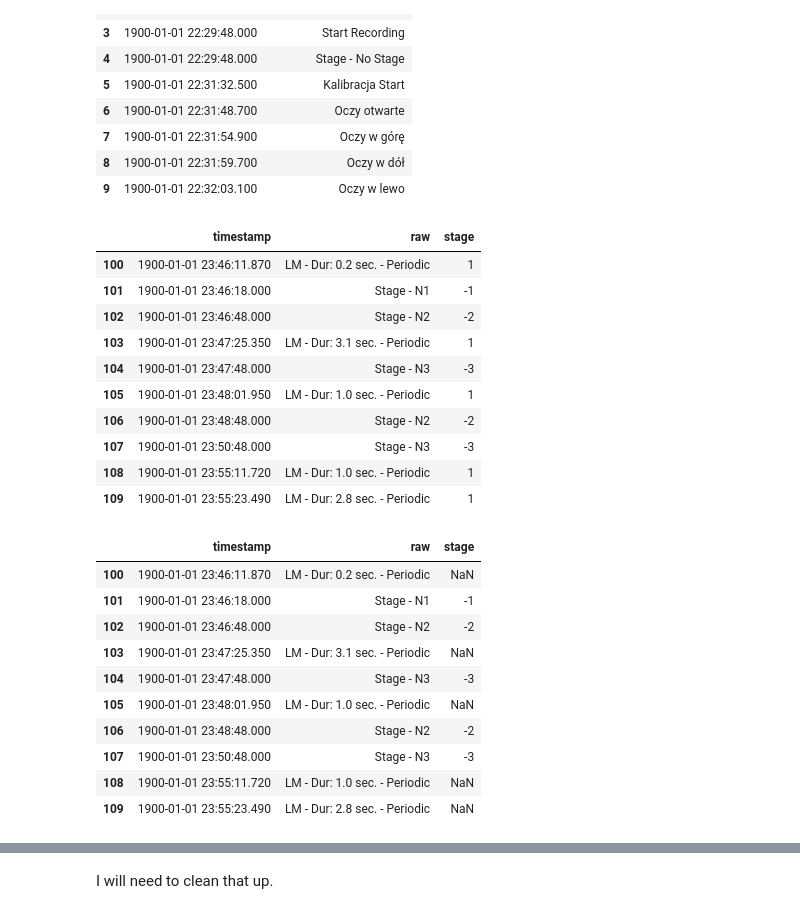
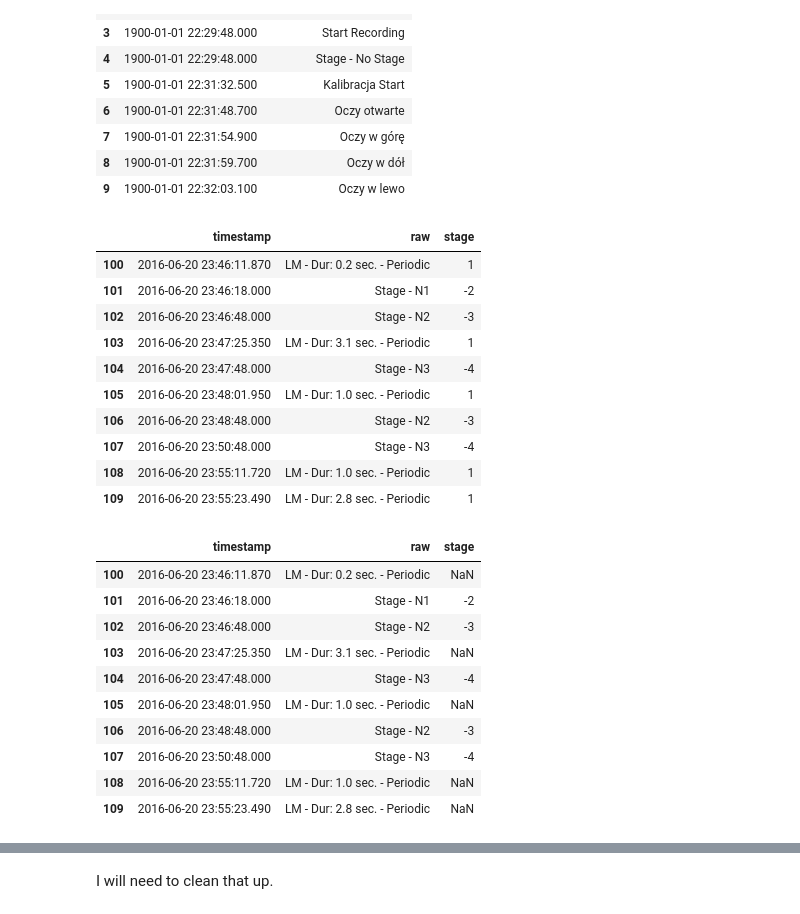
Before and after one commit to pawelngei/neuroon-notebook, a Jupyter notebook: NeuroOn.ipynb, the cells around one changed output, grey strips where cells are left out. Drawn from its saved outputs; the diff is of its cells as text; code cells hidden in the pictures.

```diff
--- a/NeuroOn.ipynb
+++ b/NeuroOn.ipynb
@@ -352,45 +351,58 @@ psg_stages[:10]
 | 7 | 1900-01-01 22:31:54.900 | Oczy w górę |
 | 8 | 1900-01-01 22:31:59.700 | Oczy w dół |
 | 9 | 1900-01-01 22:32:03.100 | Oczy w lewo |
+# %%
+# fix the date problem, it will be painful for plotting
+def split_days(timestamp):
+    stage_timedelta = datetime(year=2016, month=6, day=20) - datetime(year=1900, month=1, day=1)
+    if timestamp.hour > 12:
+        return timestamp + stage_timedelta
+    else:
+        return timestamp + stage_timedelta + timedelta(days=1)
+
+psg_stages['timestamp'] = psg_stages['timestamp'].apply(split_days)
 # %%
 def clear_psg_stages(stage_desc):
     return {
         'Stage - W': 0,
-        'Stage - N1': -1,
-        'Stage - N2': -2,
-        'Stage - N3': -3,
+        'Stage - R': -1,
+        'Stage - N1': -2,
+        'Stage - N2': -3,
+        'Stage - N3': -4,
     }.get(stage_desc, 1)
 
 psg_stages['stage'] = psg_stages['raw'].apply(clear_psg_stages)
 psg_stages[100:110]
 # %% [output]
 |  | timestamp | raw | stage |
-| 100 | 1900-01-01 23:46:11.870 | LM - Dur: 0.2 sec. - Periodic | 1 |
-| 101 | 1900-01-01 23:46:18.000 | Stage - N1 | -1 |
-| 102 | 1900-01-01 23:46:48.000 | Stage - N2 | -2 |
-| 103 | 1900-01-01 23:47:25.350 | LM - Dur: 3.1 sec. - Periodic | 1 |
-| 104 | 1900-01-01 23:47:48.000 | Stage - N3 | -3 |
-| 105 | 1900-01-01 23:48:01.950 | LM - Dur: 1.0 sec. - Periodic | 1 |
-| 106 | 1900-01-01 23:48:48.000 | Stage - N2 | -2 |
-| 107 | 1900-01-01 23:50:48.000 | Stage - N3 | -3 |
-| 108 | 1900-01-01 23:55:11.720 | LM - Dur: 1.0 sec. - Periodic | 1 |
-| 109 | 1900-01-01 23:55:23.490 | LM - Dur: 2.8 sec. - Periodic | 1 |
+| 100 | 2016-06-20 23:46:11.870 | LM - Dur: 0.2 sec. - Periodic | 1 |
+| 101 | 2016-06-20 23:46:18.000 | Stage - N1 | -2 |
+| 102 | 2016-06-20 23:46:48.000 | Stage - N2 | -3 |
+| 103 | 2016-06-20 23:47:25.350 | LM - Dur: 3.1 sec. - Periodic | 1 |
+| 104 | 2016-06-20 23:47:48.000 | Stage - N3 | -4 |
+| 105 | 2016-06-20 23:48:01.950 | LM - Dur: 1.0 sec. - Periodic | 1 |
+| 106 | 2016-06-20 23:48:48.000 | Stage - N2 | -3 |
+| 107 | 2016-06-20 23:50:48.000 | Stage - N3 | -4 |
+| 108 | 2016-06-20 23:55:11.720 | LM - Dur: 1.0 sec. - Periodic | 1 |
+| 109 | 2016-06-20 23:55:23.490 | LM - Dur: 2.8 sec. - Periodic | 1 |
 # %%
 # EXTREMELY FUGLY DO NOT DO THAT JUST FOR TESTS
+# psg_stages['stage'] = psg_stages.apply(extrapolate_previous)
 psg_stages['stage'] = psg_stages['stage'].apply(lambda x: x if x < 1 else None)
+# psg_stages_simple = psg_stages[psg_stages['stage'] <]
 psg_stages[100:110]
 # %% [output]
 |  | timestamp | raw | stage |
-| 100 | 1900-01-01 23:46:11.870 | LM - Dur: 0.2 sec. - Periodic | NaN |
-| 101 | 1900-01-01 23:46:18.000 | Stage - N1 | -1 |
-| 102 | 1900-01-01 23:46:48.000 | Stage - N2 | -2 |
-| 103 | 1900-01-01 23:47:25.350 | LM - Dur: 3.1 sec. - Periodic | NaN |
-| 104 | 1900-01-01 23:47:48.000 | Stage - N3 | -3 |
-| 105 | 1900-01-01 23:48:01.950 | LM - Dur: 1.0 sec. - Periodic | NaN |
-| 106 | 1900-01-01 23:48:48.000 | Stage - N2 | -2 |
-| 107 | 1900-01-01 23:50:48.000 | Stage - N3 | -3 |
-| 108 | 1900-01-01 23:55:11.720 | LM - Dur: 1.0 sec. - Periodic | NaN |
-| 109 | 1900-01-01 23:55:23.490 | LM - Dur: 2.8 sec. - Periodic | NaN |
+| 100 | 2016-06-20 23:46:11.870 | LM - Dur: 0.2 sec. - Periodic | NaN |
+| 101 | 2016-06-20 23:46:18.000 | Stage - N1 | -2 |
+| 102 | 2016-06-20 23:46:48.000 | Stage - N2 | -3 |
+| 103 | 2016-06-20 23:47:25.350 | LM - Dur: 3.1 sec. - Periodic | NaN |
+| 104 | 2016-06-20 23:47:48.000 | Stage - N3 | -4 |
+| 105 | 2016-06-20 23:48:01.950 | LM - Dur: 1.0 sec. - Periodic | NaN |
+| 106 | 2016-06-20 23:48:48.000 | Stage - N2 | -3 |
+| 107 | 2016-06-20 23:50:48.000 | Stage - N3 | -4 |
+| 108 | 2016-06-20 23:55:11.720 | LM - Dur: 1.0 sec. - Periodic | NaN |
+| 109 | 2016-06-20 23:55:23.490 | LM - Dur: 2.8 sec. - Periodic | NaN |
 # %%
 pp.plot(psg_stages['timestamp'], psg_stages['stage'])
 pp.ylim(-5, 1)
```
Also changed, not shown: parts of 3 cells of this notebook.
